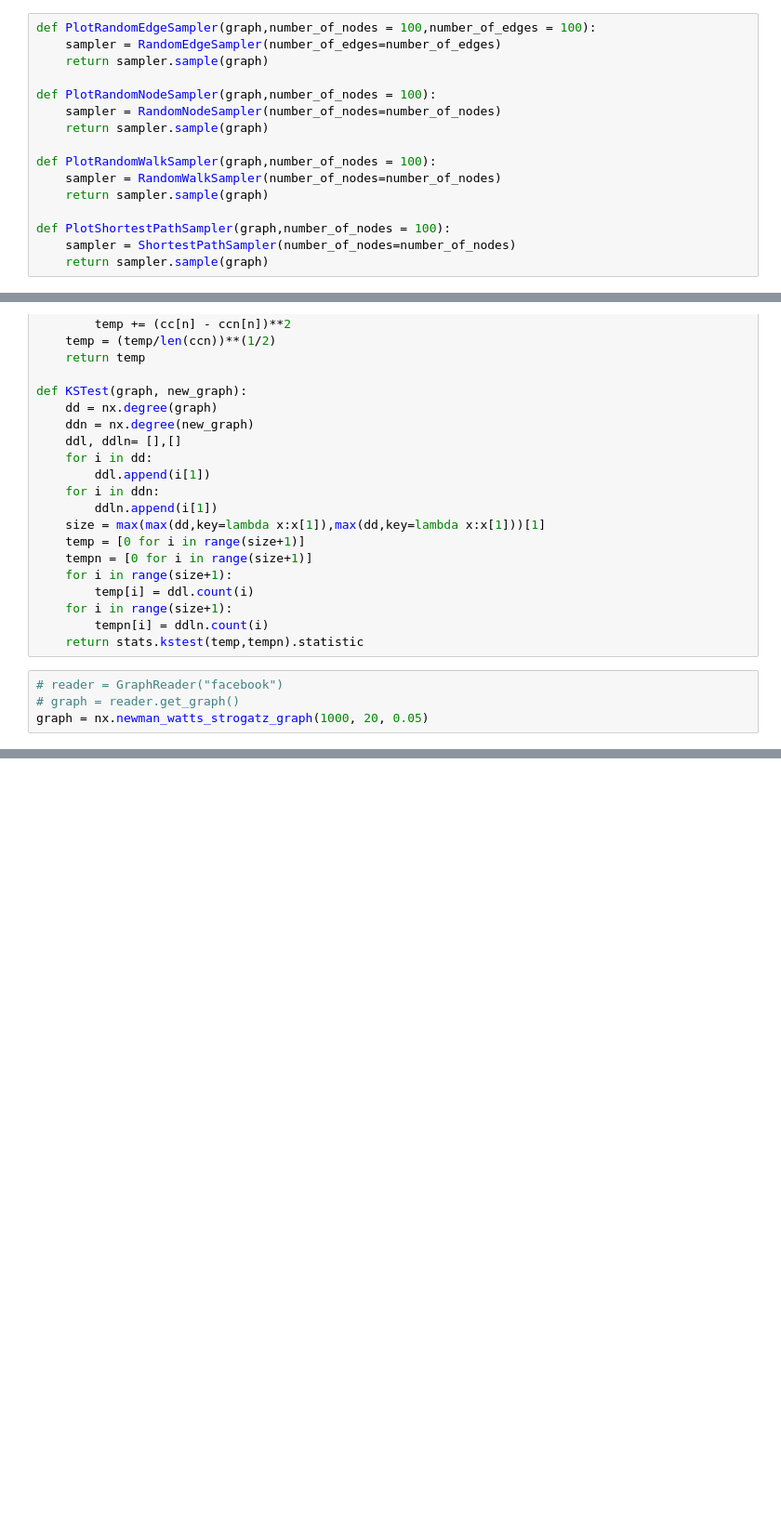
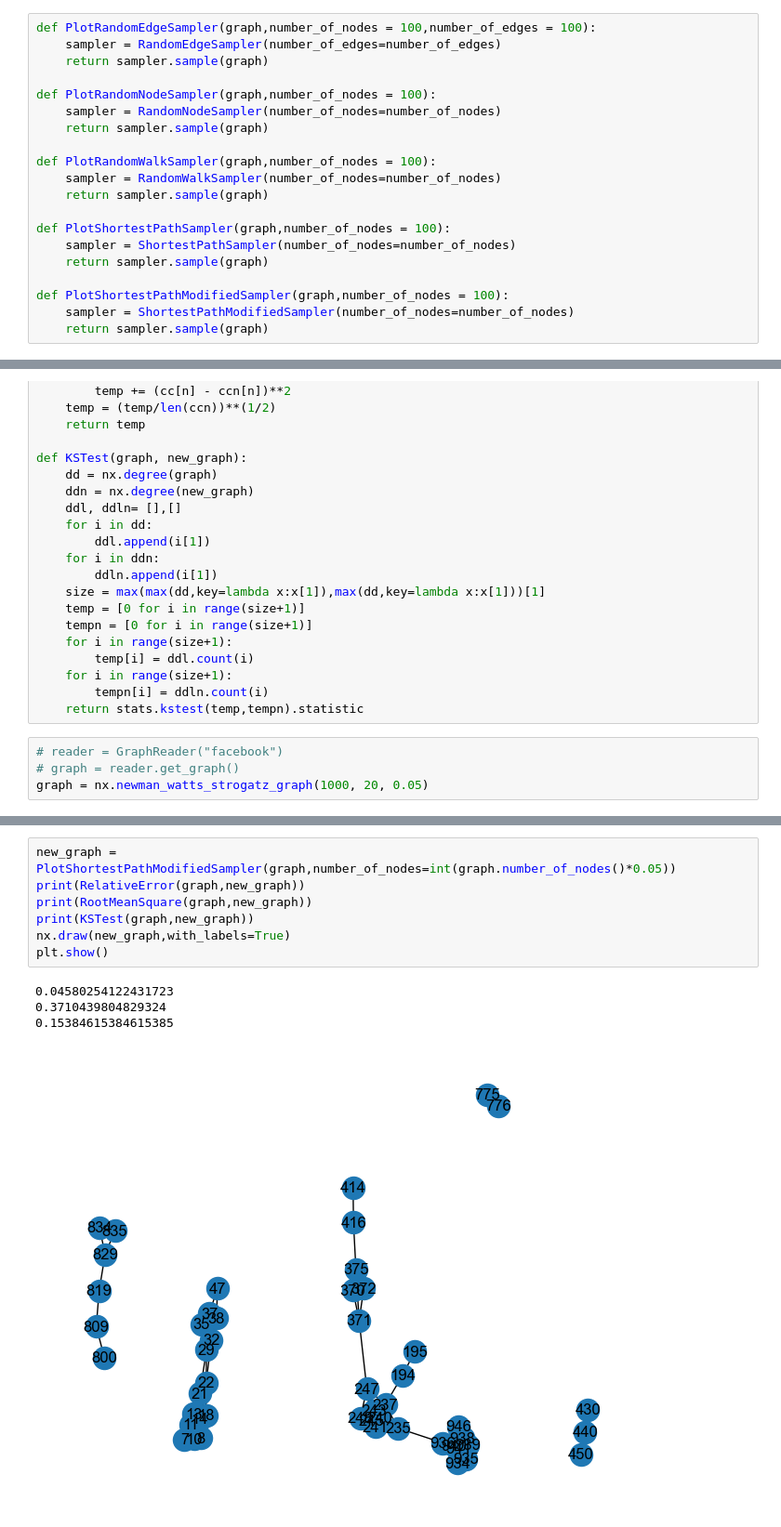
Before and after one commit to KrishnaBMU/SNA-Project, a Jupyter notebook: app.ipynb, the cells around one changed output, grey strips where cells are left out. Shown at 93% size. Saved outputs shown, nothing was run; the diff lists cells and outputs as text; blank space fills up the shorter version.

Commit message:
Modified shortest path sampler

```diff
--- a/app.ipynb
+++ b/app.ipynb
@@ -23,6 +22,10 @@ def PlotRandomWalkSampler(graph,number_of_nodes = 100):
 def PlotShortestPathSampler(graph,number_of_nodes = 100):
     sampler = ShortestPathSampler(number_of_nodes=number_of_nodes)
     return sampler.sample(graph)
+
+def PlotShortestPathModifiedSampler(graph,number_of_nodes = 100):
+    sampler = ShortestPathModifiedSampler(number_of_nodes=number_of_nodes)
+    return sampler.sample(graph)
 # %%
 # metrics
 def RelativeError(graph, new_graph):
@@ -109,0 +113,12 @@ plt.show()
+# %%
+new_graph = PlotShortestPathModifiedSampler(graph,number_of_nodes=int(graph.number_of_nodes()*0.05))
+print(RelativeError(graph,new_graph))
+print(RootMeanSquare(graph,new_graph))
+print(KSTest(graph,new_graph))
+nx.draw(new_graph,with_labels=True)
+plt.show()
+# %% [output]
+0.04580254122431723
+0.3710439804829324
+0.15384615384615385
+[figure, added]
```
Also changed, not shown: parts of 5 cells of this notebook, 2 other files.
